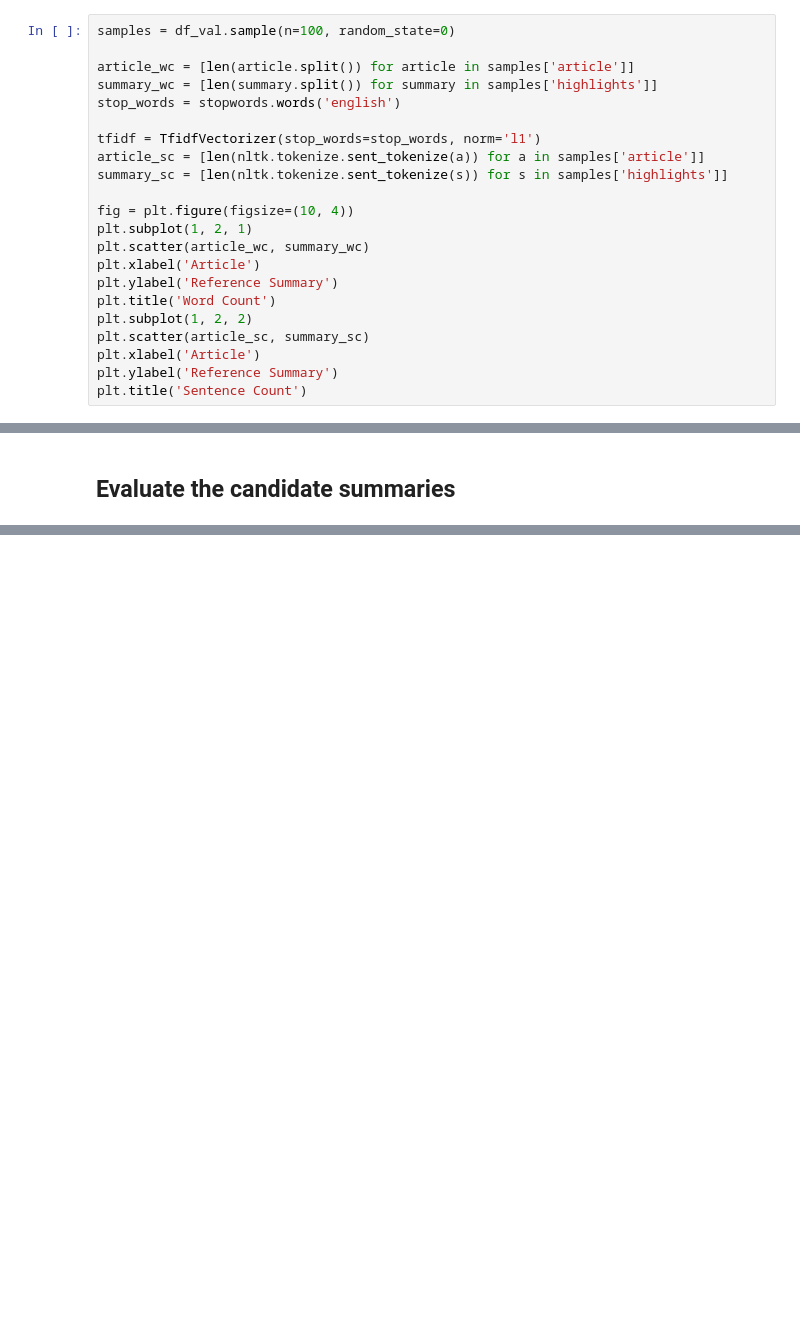
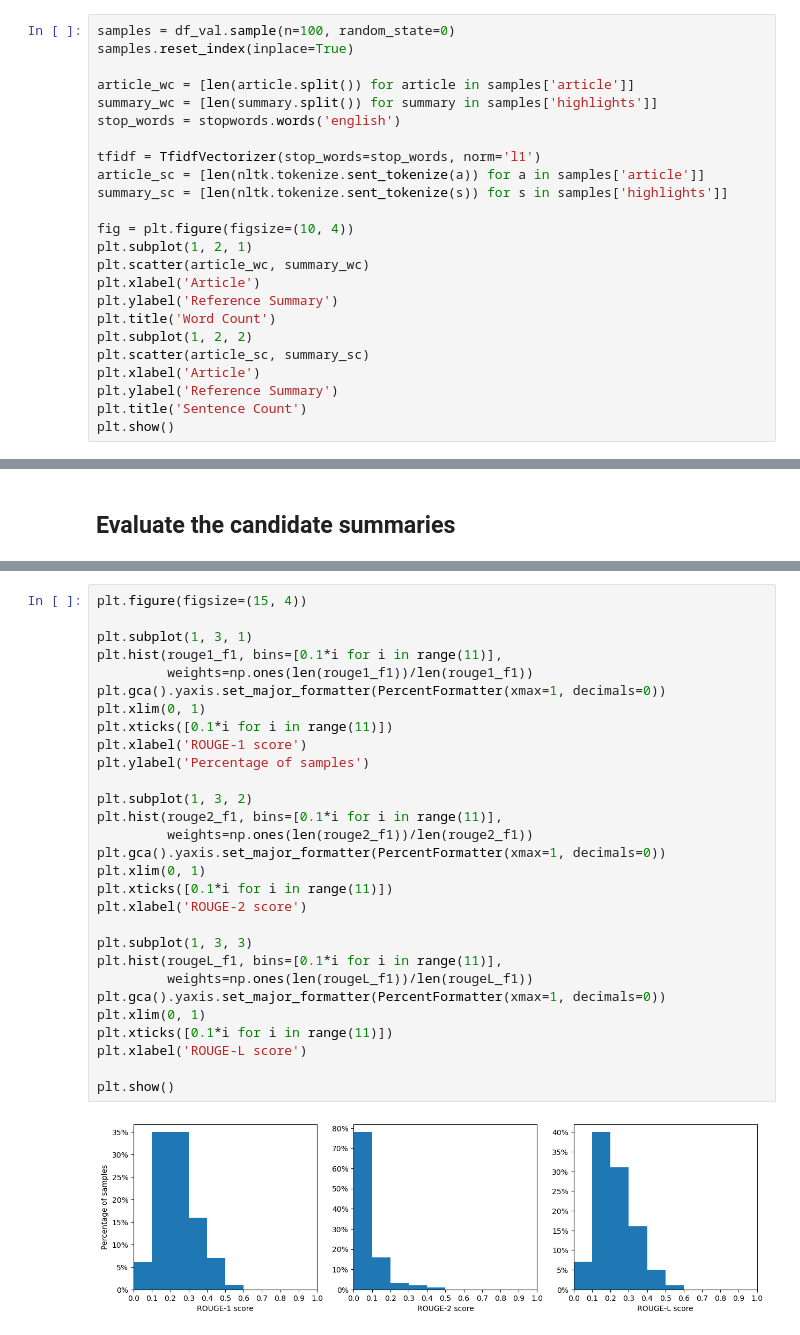
Before and after one commit to zs144/23fa-ece684-final-proj, a Jupyter notebook: method1_baseline.ipynb, the cells around one changed output, grey strips where cells are left out. Cells and saved outputs as stored; diff of their text form; blank space fills up the shorter version.

Commit message:
Evaluate performance of tf-idf summarizer by ROUGE

```diff
--- a/method1_baseline.ipynb
+++ b/method1_baseline.ipynb
@@ -90,6 +89,7 @@ As we have seen in the examples above, some sentences appear at the beginning or
 ## Exploratory Data Analysis
 # %%
 samples = df_val.sample(n=100, random_state=0)
+samples.reset_index(inplace=True)
 
 article_wc = [len(article.split()) for article in samples['article']]
 summary_wc = [len(summary.split()) for summary in samples['highlights']]
@@ -110,4 +110,5 @@ plt.scatter(article_sc, summary_sc)
 plt.xlabel('Article')
 plt.ylabel('Reference Summary')
 plt.title('Sentence Count')
+plt.show()
 # %% [output]
@@ -167,0 +197,31 @@ summarize(df_train['article'][1], 2)
+# %%
+plt.figure(figsize=(15, 4))
+
+plt.subplot(1, 3, 1)
+plt.hist(rouge1_f1, bins=[0.1*i for i in range(11)],
+         weights=np.ones(len(rouge1_f1))/len(rouge1_f1))
+plt.gca().yaxis.set_major_formatter(PercentFormatter(xmax=1, decimals=0))
+plt.xlim(0, 1)
+plt.xticks([0.1*i for i in range(11)])
+plt.xlabel('ROUGE-1 score')
+plt.ylabel('Percentage of samples')
+
+plt.subplot(1, 3, 2)
+plt.hist(rouge2_f1, bins=[0.1*i for i in range(11)],
+         weights=np.ones(len(rouge2_f1))/len(rouge2_f1))
+plt.gca().yaxis.set_major_formatter(PercentFormatter(xmax=1, decimals=0))
+plt.xlim(0, 1)
+plt.xticks([0.1*i for i in range(11)])
+plt.xlabel('ROUGE-2 score')
+
+plt.subplot(1, 3, 3)
+plt.hist(rougeL_f1, bins=[0.1*i for i in range(11)],
+         weights=np.ones(len(rougeL_f1))/len(rougeL_f1))
+plt.gca().yaxis.set_major_formatter(PercentFormatter(xmax=1, decimals=0))
+plt.xlim(0, 1)
+plt.xticks([0.1*i for i in range(11)])
+plt.xlabel('ROUGE-L score')
+
+plt.show()
+# %% [output]
+[figure, added]
```
Also changed, not shown: parts of 4 cells of this notebook.
